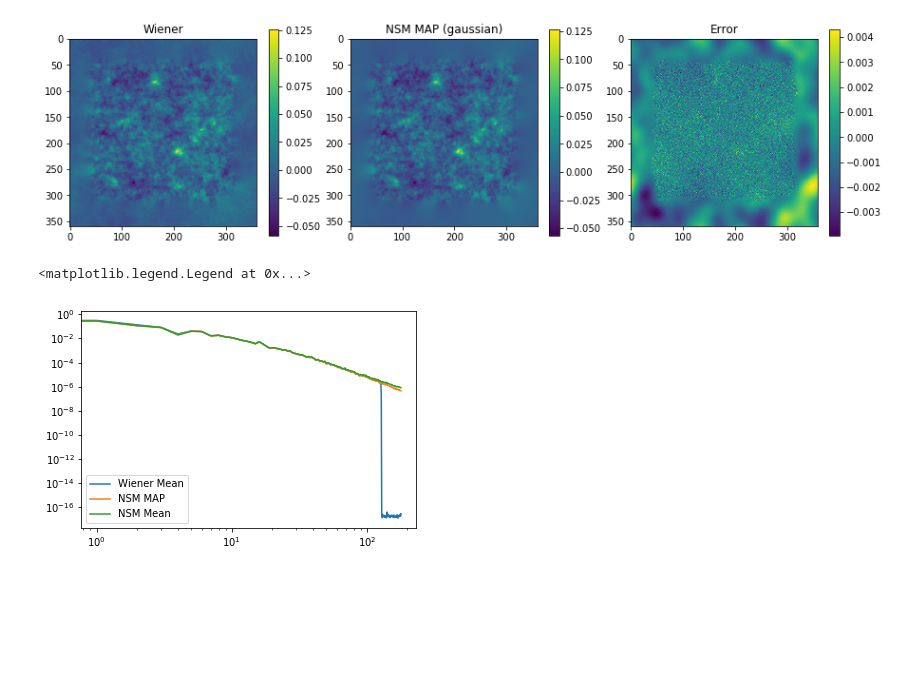
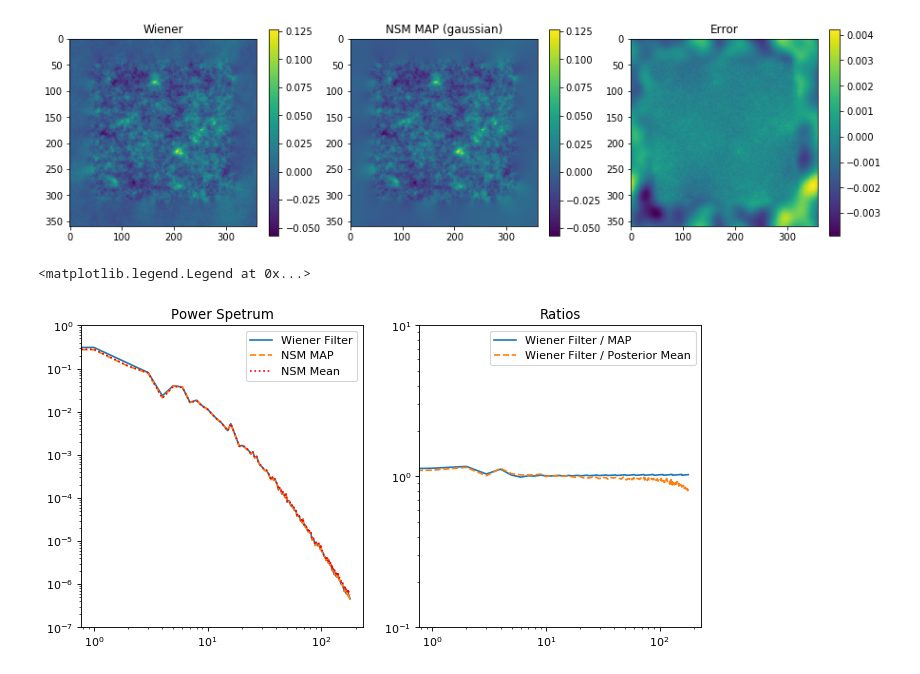
Before and after one commit to CosmoStat/jax-lensing, a Jupyter notebook: notebooks/wiener_sampler.ipynb, the cells around one changed output. Cells and saved outputs as stored; diff of their text form; code cells hidden in the pictures; blank space fills up the shorter version.

Commit message:
compare with 2e3 samples mean

```diff
--- a/notebooks/wiener_sampler.ipynb
+++ b/notebooks/wiener_sampler.ipynb
@@ -55,8 +55,8 @@ ps_th = ps_ktng_th[1,:] / pixel_size**2
 
 k = np.arange(ps.shape[0])
 ps_th_interp = jnp.interp(k, kell, ps_th)
-ps_th_interp = index_update(ps_th_interp, index[0], 0.)
-ps_th_interp = index_update(ps_th_interp, index[128:], 0.)
+#ps_th_interp = index_update(ps_th_interp, index[0], 0.)
+#ps_th_interp = index_update(ps_th_interp, index[128:], 0.)
 # %%
 plt.loglog(ps, '--', label='ps from map')
 plt.loglog(kell, ps_th, label='th. ps')
@@ -157,8 +157,8 @@ plt.loglog(ps_true)
 # %% [markdown]
 **Compare with Neural Score Matching MAP estimation (with gaussian prior)**
 # %%
-nsm_map = np.load('nsm_gauss_MAPv2.npy')
-nsm_mean = np.load('nsm_gauss_meanv2.npy')
+nsm_map = np.load('./results/nsm_gauss_MAPv2.npy')
+nsm_mean = np.load('./results/nsm_gauss_meanv2.npy')
 
 _ = plt.figure(figsize=(15,4))
 _ = plt.subplot(131), plt.imshow(mean_samples.real), plt.title('Wiener'), plt.colorbar()
@@ -169,12 +169,24 @@ _ = plt.subplot(133), plt.imshow(wf_e - nsm_map, interpolation='None'), plt.titl
 # %%
 ps_nsm_map = spectral.measure_power_spectrum(nsm_map)
 ps_nsm_mean = spectral.measure_power_spectrum(nsm_mean)
 ps_wiener = spectral.measure_power_spectrum(wf_e)
 
-plt.loglog(ps_wiener, label='Wiener Mean')
-plt.loglog(ps_nsm_map, label='NSM MAP')
-plt.loglog(ps_nsm_mean, label='NSM Mean')
+plt.figure(figsize=[10,5], dpi=80)
+
+plt.subplot(121)
+plt.title('Power Spetrum')
+plt.loglog(ps_wiener, label='Wiener Filter')
+plt.loglog(ps_nsm_map, '--', label='NSM MAP')
+plt.loglog(ps_nsm_mean, ':', color='red', label='NSM Mean')
+plt.ylim([1e-7, 1e0])
 plt.legend()
+
+plt.subplot(122)
+plt.title('Ratios')
+plt.loglog(ps_wiener/ps_nsm_map, label='Wiener Filter / MAP')
+plt.loglog(ps_wiener/ps_nsm_mean, '--', label='Wiener Filter / Posterior Mean')
+plt.ylim([1e-1, 1e1])
+plt.legend()
 # %% [output]
 <matplotlib.legend.Legend at 0x...>
-[figure, old version]
+[figure, new version]
```
Also changed, not shown: parts of 10 cells of this notebook.
